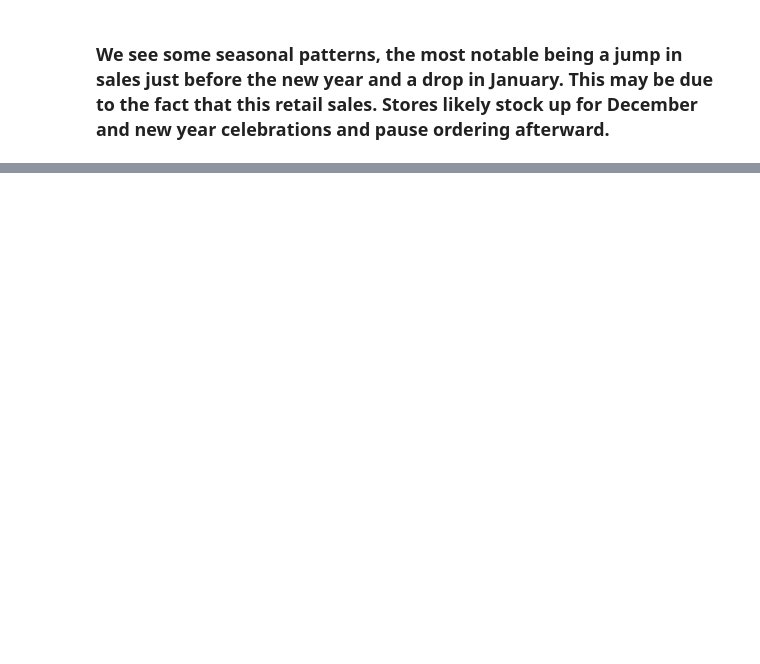
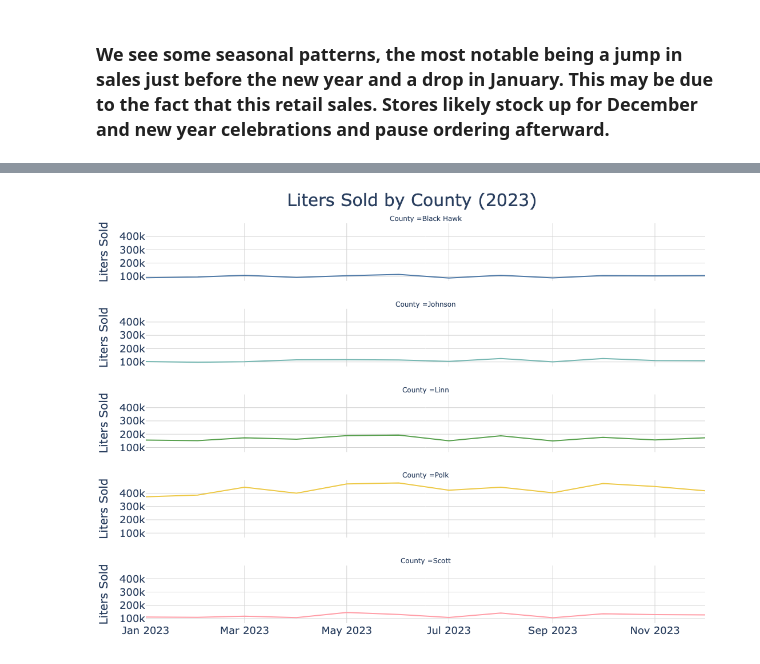
Before and after one commit to amoutafian/iowa_liquor_project, a Jupyter notebook: iowa_liquor_continued_exploratory_analysis.ipynb, the cells around one changed output, grey strips where cells are left out. Cells and saved outputs as stored; diff of their text form; code cells hidden in the pictures; blank space fills up the shorter version.

```diff
--- a/iowa_liquor_continued_exploratory_analysis.ipynb
+++ b/iowa_liquor_continued_exploratory_analysis.ipynb
@@ -161,0 +334,51 @@ fig.show()
+# %%
+fig = px.line(
+    two_year_month_df_long,
+    x='month_year',
+    y='liters_sold',
+    facet_col='county',  # Creates a separate plot for each county
+    facet_col_wrap=1,  # Each subplot in a new row
+    color='county',
+    color_discrete_map=county_colors,  # Custom colors
+    title='Liters Sold by County',
+    labels={'index': 'Month Year', 'county': 'County ', 'month_year': 'Month Year ', 'liters_sold':'Liters Sold '}
+
+)
+# Update x-axes for all subplots (if necessary)
+fig.update_xaxes(
+    title=None,
+    tickfont=dict(size=18),
+    showgrid=True,
+    gridcolor='LightGrey'
+),
+
+# Update y-axes for all subplots
+fig.update_yaxes(
+    title='Liters Sold',
+    tickfont=dict(size=18),
+    title_font=dict(size=20),
+    showgrid=True,
+    gridcolor='LightGrey',
+    matches='y'
+),
+
+fig.update_layout(
+
+
+
+    title=dict(
+        text='Liters Sold by County (2023)',
+        x=0.5,  # Center the title
+        xanchor='center',
+        font=dict(size=30)  # Large font size for title
+    ),
+    plot_bgcolor='rgba(0,0,0,0)',  # Transparent background for the plot area
+    margin=dict(l=40, r=40, t=60, b=40),  # Adjust margins
+    width=1100,
+    height=800,
+    showlegend = False
+)
+
+fig.show()
+# %% [output]
+[figure, added]
```
Also changed, not shown: parts of 12 cells of this notebook, 2 other files.
